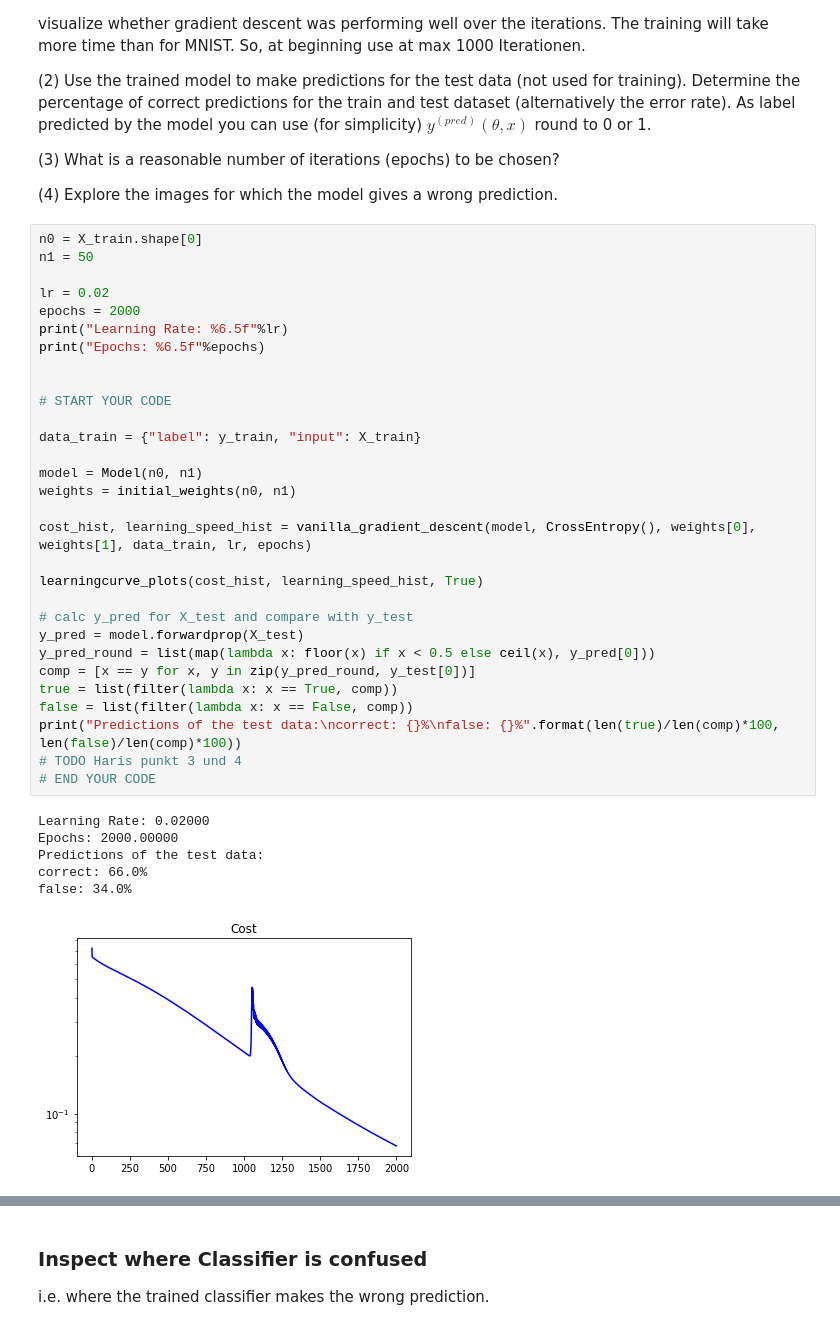
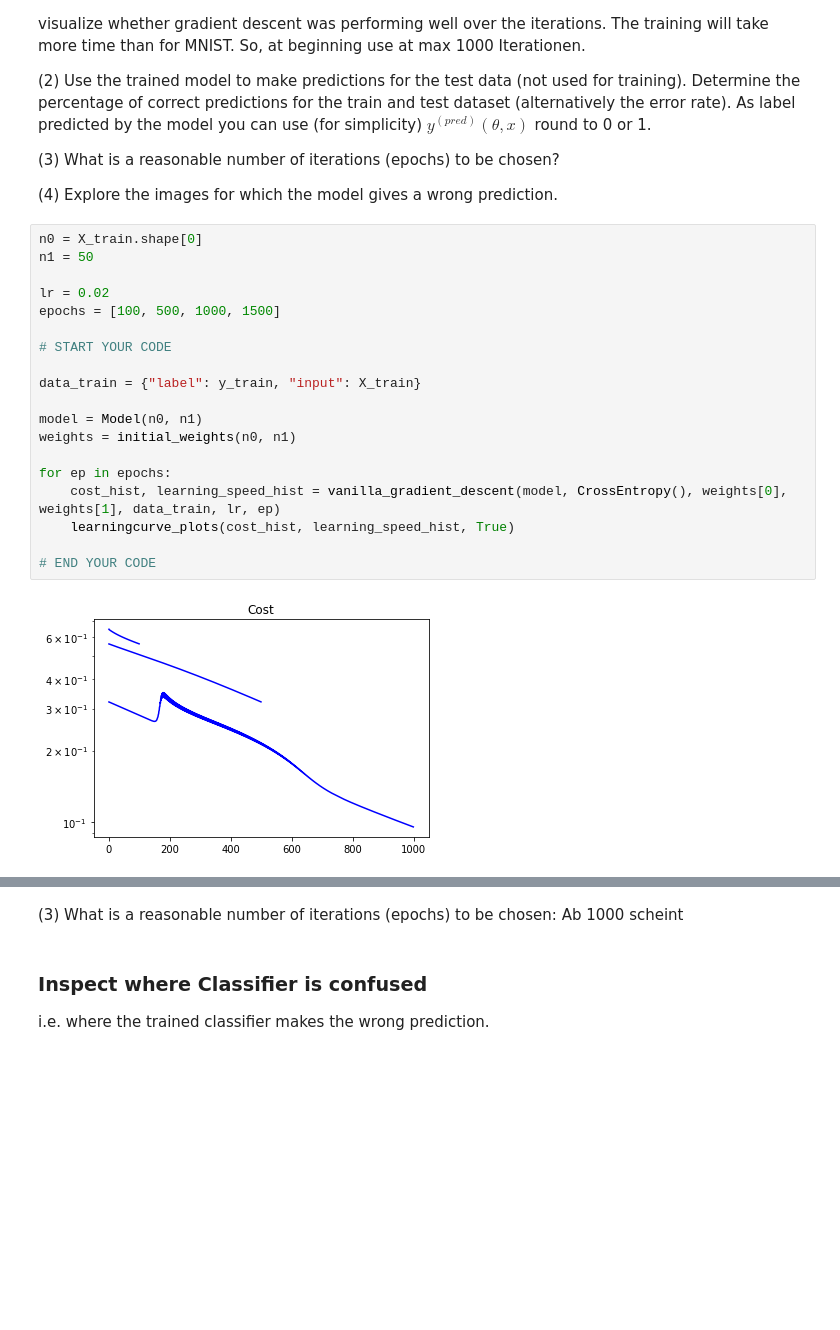
Before and after one commit to hariveliki/vta_le7_mini_challenge, a Jupyter notebook: train_neural_net_stud_V4.ipynb, the cells around one changed output, grey strips where cells are left out. Cells and saved outputs as stored; diff of their text form; blank space fills up the shorter version.

```diff
--- a/train_neural_net_stud_V4.ipynb
+++ b/train_neural_net_stud_V4.ipynb
@@ -737,37 +733,21 @@ Apply Gradient Descent to train a classifier that can distinguish images with or
 # %%
 n0 = X_train.shape[0]
 n1 = 50
 
 lr = 0.02
-epochs = 2000
-print("Learning Rate: %6.5f"%lr)
-print("Epochs: %6.5f"%epochs)
-
+epochs = [100, 500, 1000, 1500]
 
 # START YOUR CODE
 
 data_train = {"label": y_train, "input": X_train}
 
 model = Model(n0, n1)
 weights = initial_weights(n0, n1)
 
-cost_hist, learning_speed_hist = vanilla_gradient_descent(model, CrossEntropy(), weights[0], weights[1], data_train, lr, epochs)
+for ep in epochs:
+    cost_hist, learning_speed_hist = vanilla_gradient_descent(model, CrossEntropy(), weights[0], weights[1], data_train, lr, ep)
+    learningcurve_plots(cost_hist, learning_speed_hist, True)
 
-learningcurve_plots(cost_hist, learning_speed_hist, True)
-
-# calc y_pred for X_test and compare with y_test
-y_pred = model.forwardprop(X_test)
-y_pred_round = list(map(lambda x: floor(x) if x < 0.5 else ceil(x), y_pred[0]))
-comp = [x == y for x, y in zip(y_pred_round, y_test[0])]
-true = list(filter(lambda x: x == True, comp))
-false = list(filter(lambda x: x == False, comp))
-print("Predictions of the test data:\ncorrect: {}%\nfalse: {}%".format(len(true)/len(comp)*100, len(false)/len(comp)*100))
-# TODO Haris punkt 3 und 4
 # END YOUR CODE
 # %% [output]
-Learning Rate: 0.02000
-Epochs: 2000.00000
-Predictions of the test data:
-correct: 66.0%
-false: 34.0%
-[figure, old version]
+[figure, new version]
@@ -775,3 +755,6 @@ false: 34.0%
+# %% [markdown]
+(3) What is a reasonable number of iterations (epochs) to be chosen:
+Ab 1000 scheint
 # %% [markdown]
 ### Inspect where Classifier is confused
 
```
Also changed, not shown: parts of 8 cells of this notebook.
